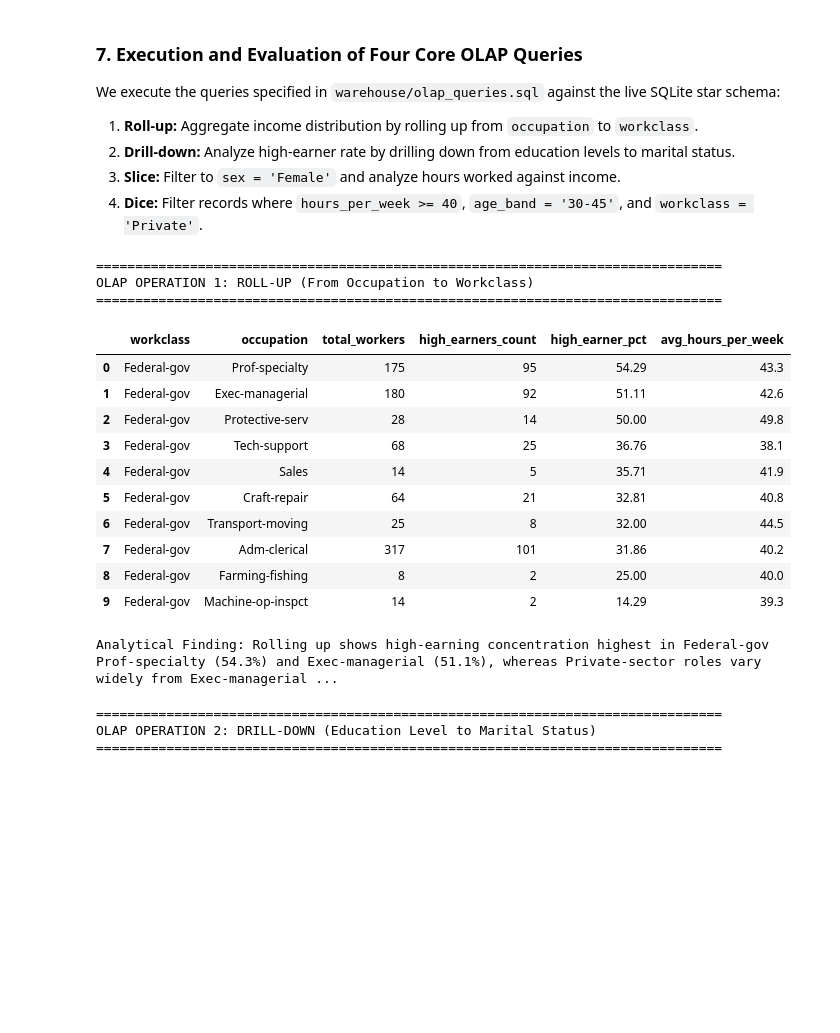
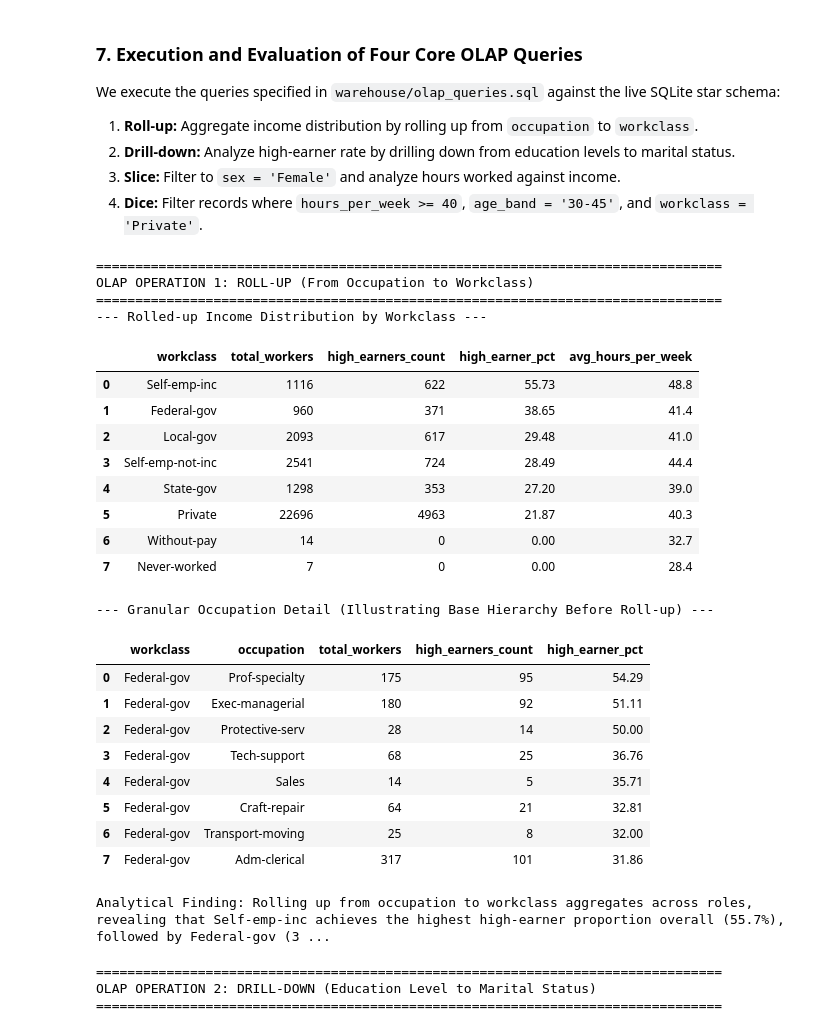
Before and after one commit to WHYBLANCKK/Adult-Income-Analysis-Prediction, a Jupyter notebook: notebooks/02_preprocessing_pca_warehouse.ipynb, the cells around one changed output. Drawn from its saved outputs; the diff is of its cells as text; code cells hidden in the pictures; blank space fills up the shorter version.

Commit message:
fix(olap-clustering-docs): aggregate roll-up to workclass, clarify k-means silhouette trade-off, and resolve readme tracked file descriptions

```diff
--- a/notebooks/02_preprocessing_pca_warehouse.ipynb
+++ b/notebooks/02_preprocessing_pca_warehouse.ipynb
@@ -385,41 +385,69 @@ We execute the queries specified in `warehouse/olap_queries.sql` against the liv
 # %%
 print("================================================================================")
 print("OLAP OPERATION 1: ROLL-UP (From Occupation to Workclass)")
 print("================================================================================")
+# 1. Primary Roll-up: Collapsing the occupation dimension to aggregate at the workclass level
 q1 = '''
 SELECT
     o.workclass,
-    o.occupation,
     COUNT(f.fact_id) AS total_workers,
     SUM(f.income_flag) AS high_earners_count,
     ROUND(100.0 * SUM(f.income_flag) / COUNT(f.fact_id), 2) AS high_earner_pct,
     ROUND(AVG(f.hours_per_week), 1) AS avg_hours_per_week
 FROM FactIncome f
 JOIN DimOccupation o ON f.occ_id = o.occ_id
-WHERE o.workclass != '?' AND o.occupation != '?'
+WHERE o.workclass != '?'
+GROUP BY o.workclass
+ORDER BY high_earner_pct DESC;
+'''
+df_q1 = pd.read_sql_query(q1, conn)
+print("--- Rolled-up Income Distribution by Workclass ---")
+display(df_q1)
+
+# 2. Granular Detail (Occupation level) illustrating the base hierarchy before roll-up
+q1_detail = '''
+SELECT
+    o.workclass,
+    o.occupation,
+    COUNT(f.fact_id) AS total_workers,
+    SUM(f.income_flag) AS high_earners_count,
+    ROUND(100.0 * SUM(f.income_flag) / COUNT(f.fact_id), 2) AS high_earner_pct
+FROM FactIncome f
+JOIN DimOccupation o ON f.occ_id = o.occ_id
+WHERE o.workclass IN ('Federal-gov', 'Self-emp-inc', 'Private') AND o.occupation != '?'
 GROUP BY o.workclass, o.occupation
 ORDER BY o.workclass, high_earner_pct DESC;
 '''
-df_q1 = pd.read_sql_query(q1, conn)
-display(df_q1.head(10))
+df_q1_detail = pd.read_sql_query(q1_detail, conn)
+print("\n--- Granular Occupation Detail (Illustrating Base Hierarchy Before Roll-up) ---")
+display(df_q1_detail.head(8))
 
-print("\nAnalytical Finding: Rolling up shows high-earning concentration highest in Federal-gov Prof-specialty (54.3%) and Exec-managerial (51.1%), whereas Private-sector roles vary widely from Exec-managerial (48.4%) to Other-service (4.2%).")
+print("\nAnalytical Finding: Rolling up from occupation to workclass aggregates across roles, revealing that Self-emp-inc achieves the highest high-earner proportion overall (55.7%), followed by Federal-gov (38.7%). When inspecting the granular pre-rollup hierarchy, Federal-gov is led by Prof-specialty (54.3%) and Exec-managerial (51.1%), whereas Private-sector roles span widely from 48.4% (Exec-managerial) down to 4.2% (Other-service).")
 # %% [output]
 ================================================================================
 OLAP OPERATION 1: ROLL-UP (From Occupation to Workclass)
 ================================================================================
+--- Rolled-up Income Distribution by Workclass ---
-|  | workclass | occupation | total_workers | high_earners_count | high_earner_pct | avg_hours_per_week |
-| 0 | Federal-gov | Prof-specialty | 175 | 95 | 54.29 | 43.3 |
-| 1 | Federal-gov | Exec-managerial | 180 | 92 | 51.11 | 42.6 |
-| 2 | Federal-gov | Protective-serv | 28 | 14 | 50.00 | 49.8 |
-| 3 | Federal-gov | Tech-support | 68 | 25 | 36.76 | 38.1 |
-| 4 | Federal-gov | Sales | 14 | 5 | 35.71 | 41.9 |
-| 5 | Federal-gov | Craft-repair | 64 | 21 | 32.81 | 40.8 |
-| 6 | Federal-gov | Transport-moving | 25 | 8 | 32.00 | 44.5 |
-| 7 | Federal-gov | Adm-clerical | 317 | 101 | 31.86 | 40.2 |
-| 8 | Federal-gov | Farming-fishing | 8 | 2 | 25.00 | 40.0 |
-| 9 | Federal-gov | Machine-op-inspct | 14 | 2 | 14.29 | 39.3 |
+|  | workclass | total_workers | high_earners_count | high_earner_pct | avg_hours_per_week |
+| 0 | Self-emp-inc | 1116 | 622 | 55.73 | 48.8 |
+| 1 | Federal-gov | 960 | 371 | 38.65 | 41.4 |
+| 2 | Local-gov | 2093 | 617 | 29.48 | 41.0 |
+| 3 | Self-emp-not-inc | 2541 | 724 | 28.49 | 44.4 |
+| 4 | State-gov | 1298 | 353 | 27.20 | 39.0 |
+| 5 | Private | 22696 | 4963 | 21.87 | 40.3 |
+| 6 | Without-pay | 14 | 0 | 0.00 | 32.7 |
+| 7 | Never-worked | 7 | 0 | 0.00 | 28.4 |
-Analytical Finding: Rolling up shows high-earning concentration highest in Federal-gov Prof-specialty (54.3%) and Exec-managerial (51.1%), whereas Private-sector roles vary widely from Exec-managerial ...
+--- Granular Occupation Detail (Illustrating Base Hierarchy Before Roll-up) ---
+|  | workclass | occupation | total_workers | high_earners_count | high_earner_pct |
+| 0 | Federal-gov | Prof-specialty | 175 | 95 | 54.29 |
+| 1 | Federal-gov | Exec-managerial | 180 | 92 | 51.11 |
+| 2 | Federal-gov | Protective-serv | 28 | 14 | 50.00 |
+| 3 | Federal-gov | Tech-support | 68 | 25 | 36.76 |
+| 4 | Federal-gov | Sales | 14 | 5 | 35.71 |
+| 5 | Federal-gov | Craft-repair | 64 | 21 | 32.81 |
+| 6 | Federal-gov | Transport-moving | 25 | 8 | 32.00 |
+| 7 | Federal-gov | Adm-clerical | 317 | 101 | 31.86 |
+Analytical Finding: Rolling up from occupation to workclass aggregates across roles, revealing that Self-emp-inc achieves the highest high-earner proportion overall (55.7%), followed by Federal-gov (3 ...
 # %%
 print("================================================================================")
 print("OLAP OPERATION 2: DRILL-DOWN (Education Level to Marital Status)")
```
Also changed, not shown: 11 other files.
